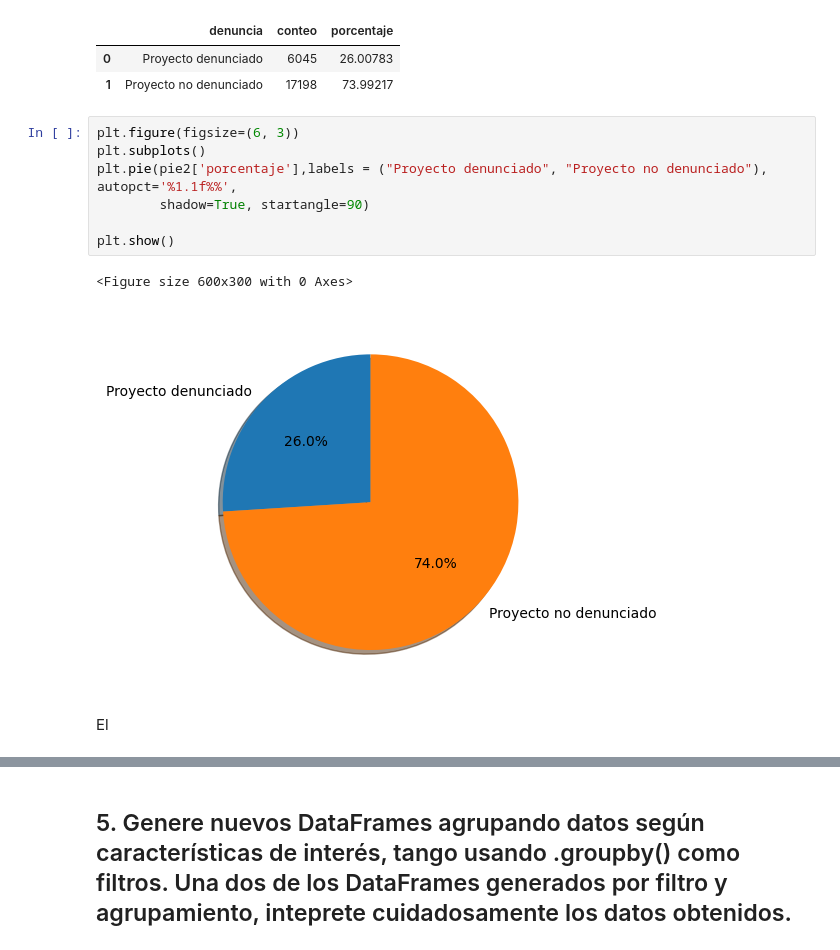
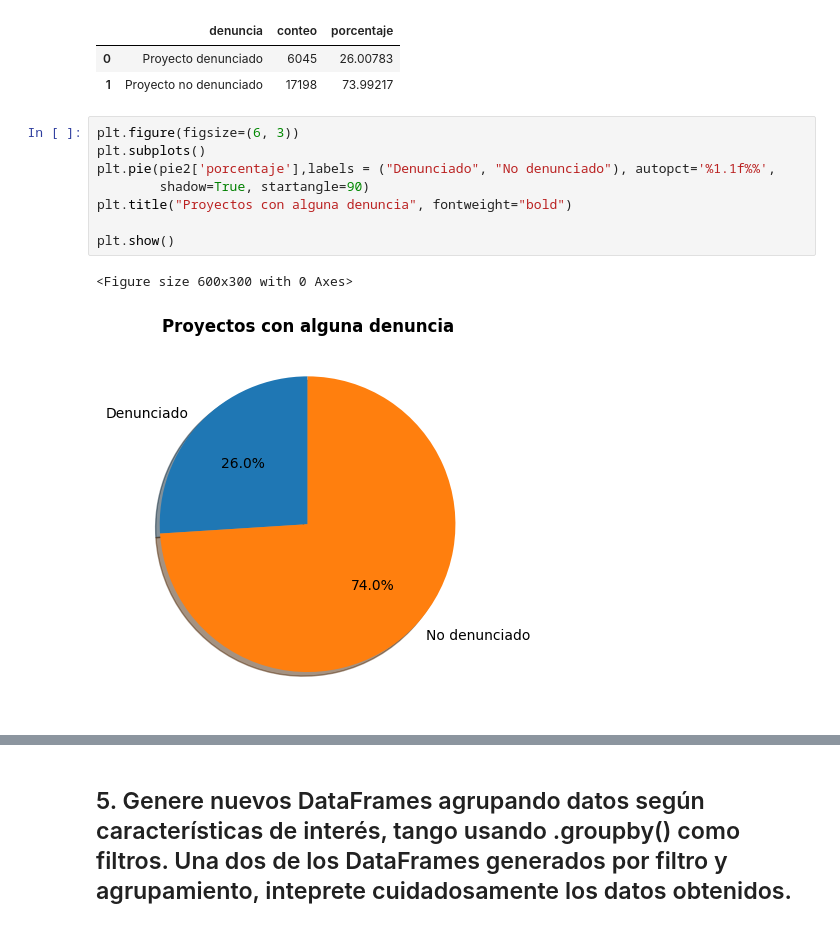
Before and after one commit to caavila96/gesproy23, a Jupyter notebook: Analisis_Gesproy.ipynb, the cells around one changed output, grey strips where cells are left out. Saved outputs shown, nothing was run; the diff lists cells and outputs as text.

```diff
--- a/Analisis_Gesproy.ipynb
+++ b/Analisis_Gesproy.ipynb
@@ -719,12 +721,11 @@ pie2
 # %%
 plt.figure(figsize=(6, 3))
 plt.subplots()
-plt.pie(pie2['porcentaje'],labels = ("Proyecto denunciado", "Proyecto no denunciado"), autopct='%1.1f%%',
+plt.pie(pie2['porcentaje'],labels = ("Denunciado", "No denunciado"), autopct='%1.1f%%',
         shadow=True, startangle=90)
+plt.title("Proyectos con alguna denuncia", fontweight="bold")
 
 plt.show()
 # %% [output]
 <Figure size 600x300 with 0 Axes>
-[figure, old version]
+[figure, new version]
-# %% [markdown]
-El
```
Also changed, not shown: parts of 19 cells of this notebook.
